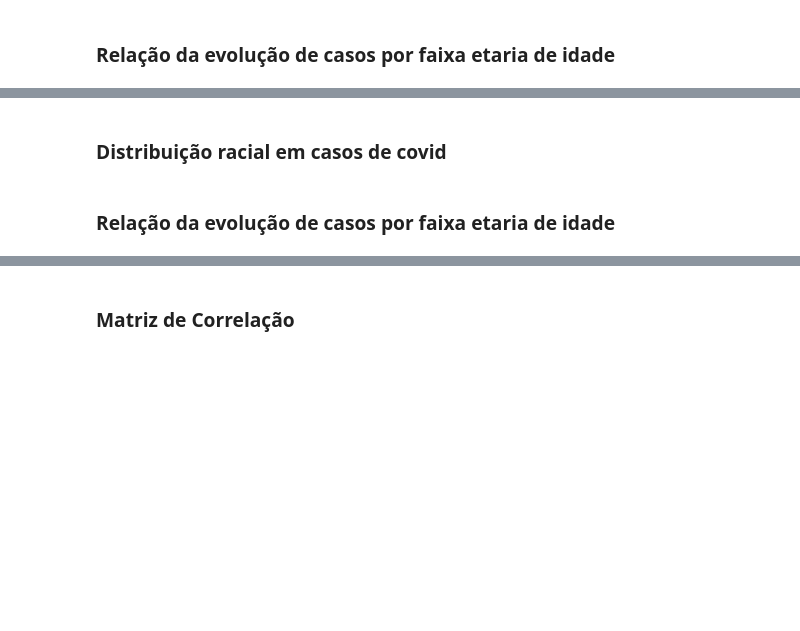
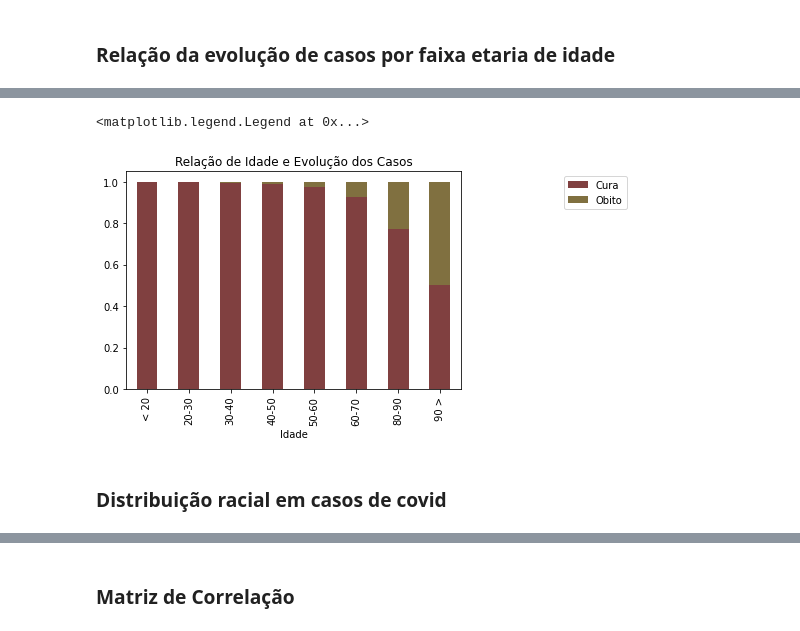
Before and after one commit to saul-rocha/MTI_Ciencia_de_dados, a Jupyter notebook: atividade-covid-picos/covid_picos_exercicio.ipynb, the cells around one changed output, grey strips where cells are left out. Cells and saved outputs as stored; diff of their text form; code cells hidden in the pictures; blank space fills up the shorter version.

```diff
--- a/atividade-covid-picos/covid_picos_exercicio.ipynb
+++ b/atividade-covid-picos/covid_picos_exercicio.ipynb
@@ -230,6 +254,29 @@ Name: Evolucao_do_Caso, dtype: int64
+# %%
+# Qual a relação entre a Idade e evolução do caso?
+df_evolucao = df_rename.copy()
+bins = [0, 20, 30, 40, 50, 60, 80, 90, 100]
+
+df_evolucao["Idade"] = pd.cut(df_evolucao["Idade"],
+                           bins, labels=["< 20", "20-30", "30-40", "40-50", "50-60", "60-70", "80-90", "90 >"])
+
+
+df_relacao = pd.crosstab(df_evolucao.Idade, df_evolucao.Evolucao_do_Caso).apply(lambda r: r/r.sum(), axis=1)
+
+#quantidade
+num = len(df_evolucao.Idade.value_counts().index)
+
+# Criando a lista de cores
+listaHSV = [(x*1.0/num, 0.5, 0.5) for x in range(num)]
+listaRGB = list(map(lambda x: colorsys.hsv_to_rgb(*x), listaHSV))
+
+# Gráfico de Barras (Stacked)
+ax1 = df_relacao.plot(kind = "bar", stacked = True, color = listaRGB, title = "Relação de Idade e Evolução dos Casos")
+lines, labels = ax1.get_legend_handles_labels()
+ax1.legend(lines, labels, bbox_to_anchor = (1.51, 1))
+# %% [output]
+<matplotlib.legend.Legend at 0x...>
+[figure, added]
 # %% [markdown]
 ### Distribuição racial em casos de covid
 # %%
 # Demonstrar o distribuição racial em casos de covid!
-# %% [markdown]
-### Relação da evolução de casos por faixa etaria de idade
```
Also changed, not shown: parts of 29 cells of this notebook.
